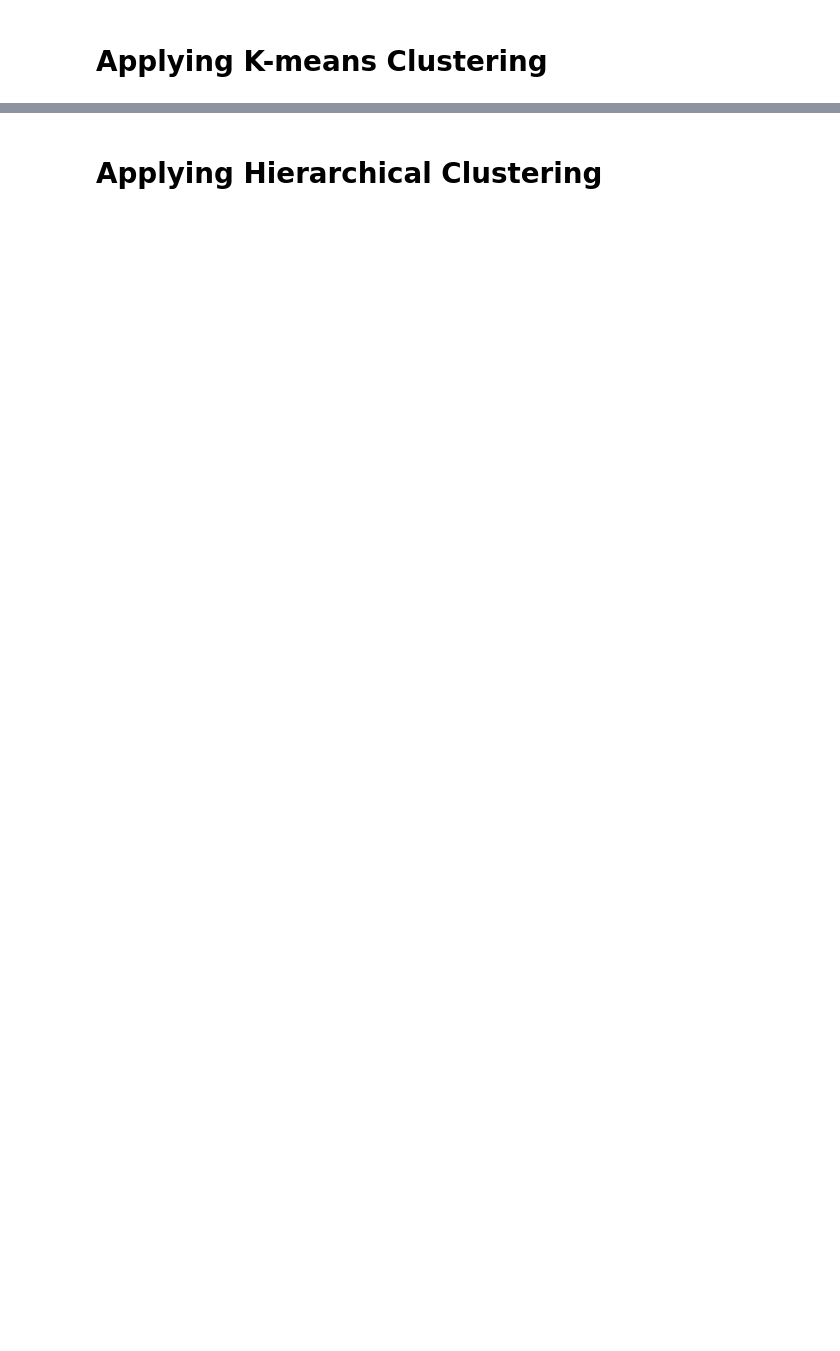
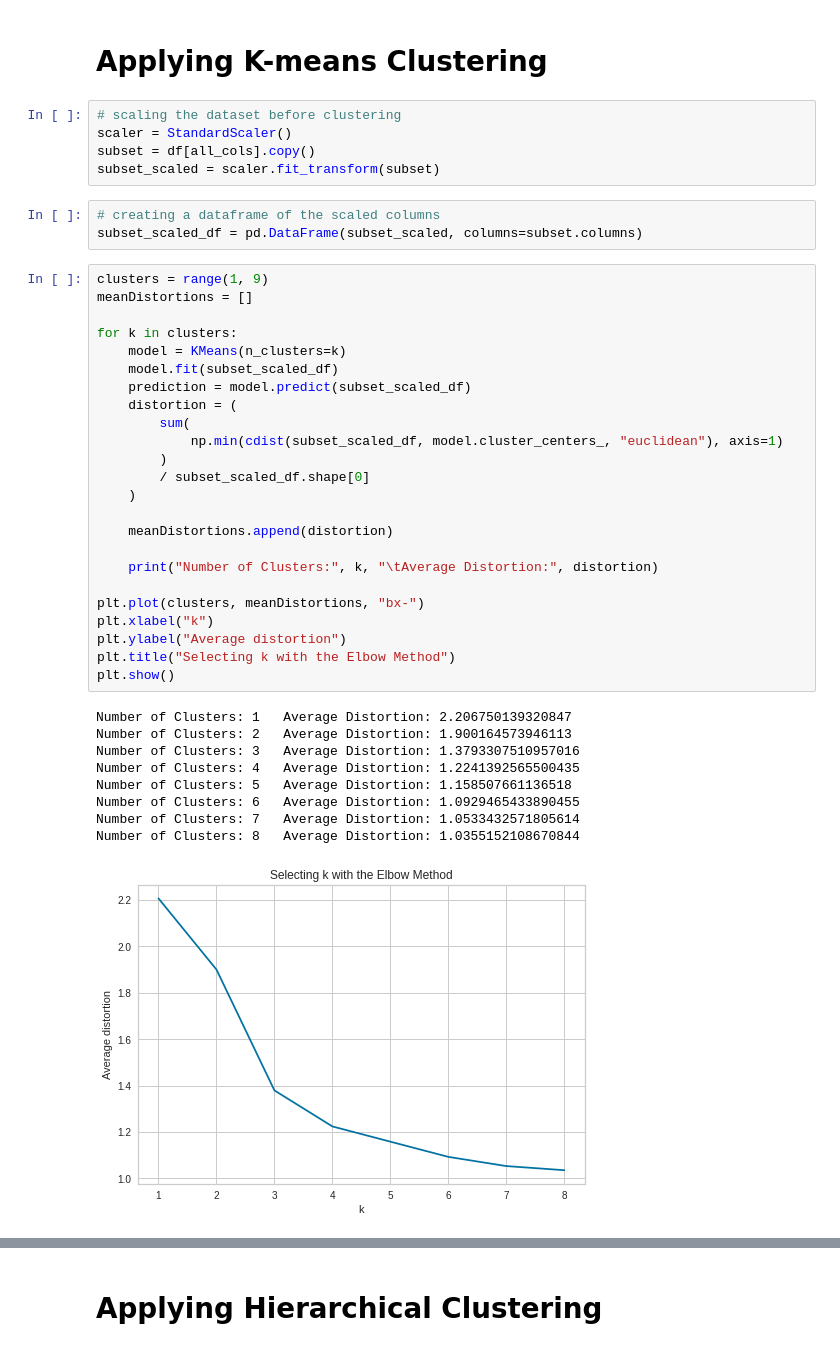
Before and after one commit to cfreeman22/AllLifeBankCustomer_Segmentation, a Jupyter notebook: AllLifeBankCustomerSegmentation.ipynb, the cells around one changed output, grey strips where cells are left out. Saved outputs shown, nothing was run; the diff lists cells and outputs as text; blank space fills up the shorter version.

```diff
--- a/AllLifeBankCustomerSegmentation.ipynb
+++ b/AllLifeBankCustomerSegmentation.ipynb
@@ -346,2 +384,44 @@ df.head()
 # %% [markdown]
 # Applying K-means Clustering
+# %%
+# scaling the dataset before clustering
+scaler = StandardScaler()
+subset = df[all_cols].copy()
+subset_scaled = scaler.fit_transform(subset)
+# %%
+# creating a dataframe of the scaled columns
+subset_scaled_df = pd.DataFrame(subset_scaled, columns=subset.columns)
+# %%
+clusters = range(1, 9)
+meanDistortions = []
+
+for k in clusters:
+    model = KMeans(n_clusters=k)
+    model.fit(subset_scaled_df)
+    prediction = model.predict(subset_scaled_df)
+    distortion = (
+        sum(
+            np.min(cdist(subset_scaled_df, model.cluster_centers_, "euclidean"), axis=1)
+        )
+        / subset_scaled_df.shape[0]
+    )
+
+    meanDistortions.append(distortion)
+
+    print("Number of Clusters:", k, "\tAverage Distortion:", distortion)
+
+plt.plot(clusters, meanDistortions, "bx-")
+plt.xlabel("k")
+plt.ylabel("Average distortion")
+plt.title("Selecting k with the Elbow Method")
+plt.show()
+# %% [output]
+Number of Clusters: 1   Average Distortion: 2.206750139320847
+Number of Clusters: 2   Average Distortion: 1.900164573946113
+Number of Clusters: 3   Average Distortion: 1.3793307510957016
+Number of Clusters: 4   Average Distortion: 1.2241392565500435
+Number of Clusters: 5   Average Distortion: 1.158507661136518
+Number of Clusters: 6   Average Distortion: 1.0929465433890455
+Number of Clusters: 7   Average Distortion: 1.0533432571805614
+Number of Clusters: 8   Average Distortion: 1.0355152108670844
+[figure, added]
```
Also changed, not shown: parts of 34 cells of this notebook.
